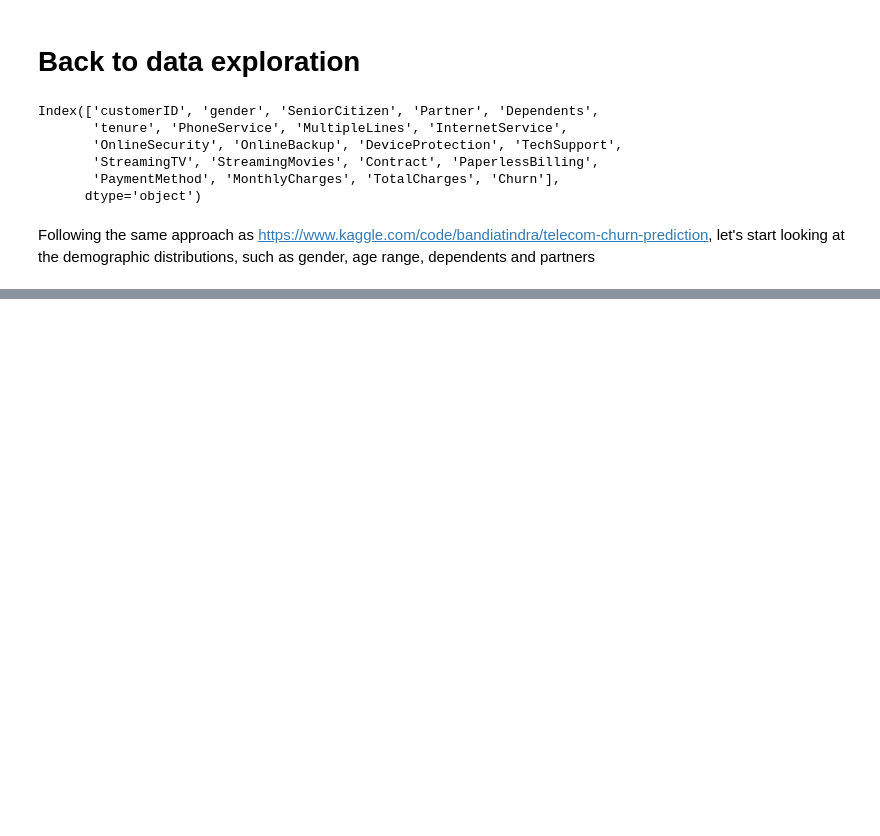
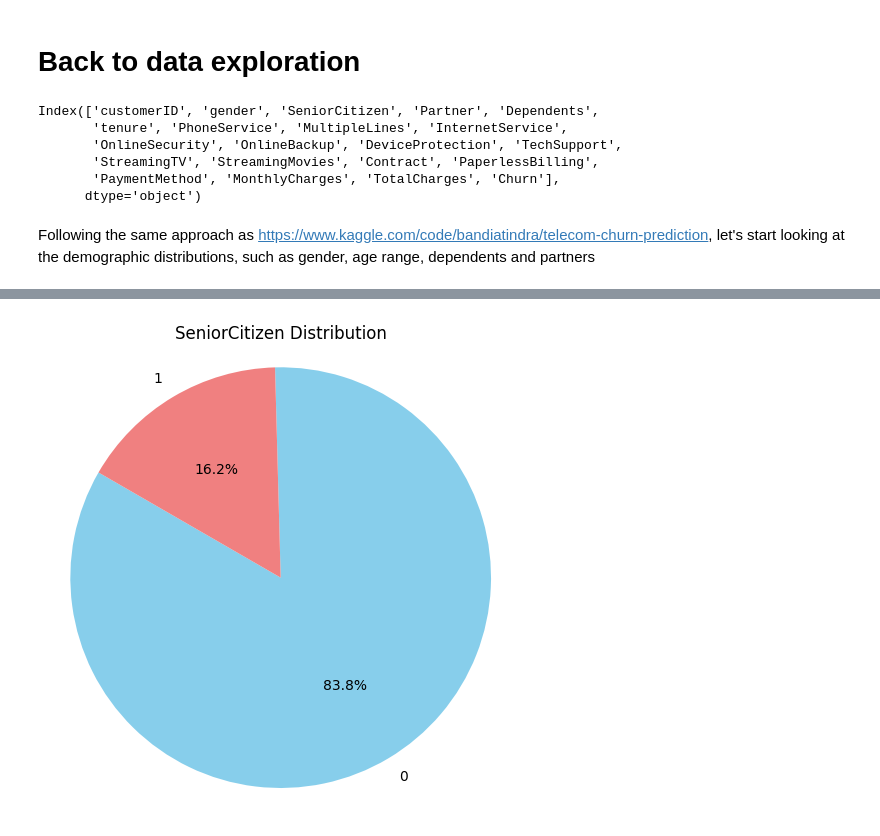
Before and after one commit to emonteiro27/customer_churn, a Jupyter notebook: customer_churn.ipynb, the cells around one changed output, grey strips where cells are left out. Cells and saved outputs as stored; diff of their text form; code cells hidden in the pictures; blank space fills up the shorter version.

Commit message:
Changed also SeniorCitizen distribution to plt.pie

```diff
--- a/customer_churn.ipynb
+++ b/customer_churn.ipynb
@@ -259,3 +244,19 @@ fig.show()
+# %%
+df_senior = df['SeniorCitizen'].value_counts()
+labels = df_senior.index
+sizes = df_senior.values
+
+fig, ax = plt.subplots(figsize=(6, 6))
+
+ax.pie(sizes, labels=labels, autopct='%1.1f%%', startangle=-210, colors=['skyblue', 'lightcoral'])
+ax.set_title('SeniorCitizen Distribution')
+
+# Equal aspect ratio ensures the pie chart is circular.
+ax.axis('equal')
+
+plt.show()
+# %% [output]
+[figure, added]
 # %%
 df_senior_citizen = pd.DataFrame(df['SeniorCitizen'].value_counts())
 df_senior_citizen['percentage'] = df_senior_citizen['SeniorCitizen'] / df_senior_citizen['SeniorCitizen'].sum() * 100
```
Also changed, not shown: parts of 3 cells of this notebook.
